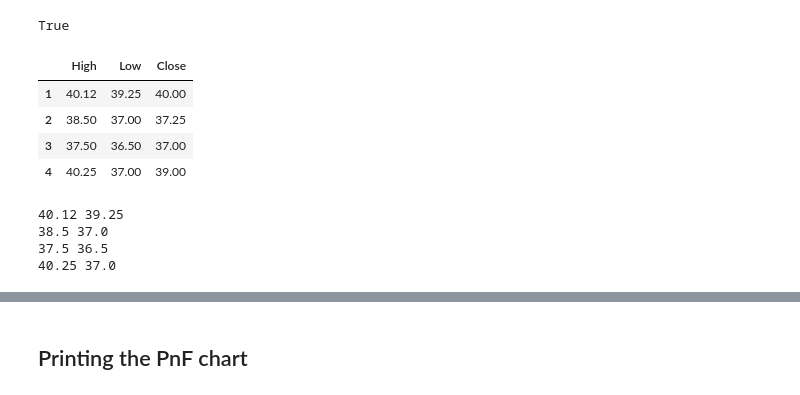
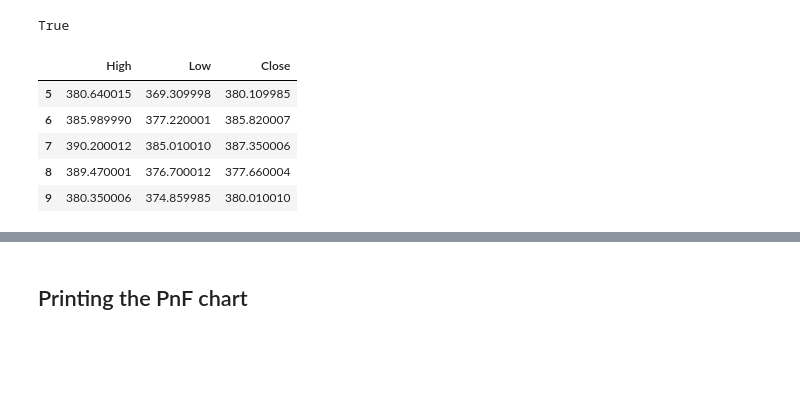
Before and after one commit to stebas101/XOXCharts, a Jupyter notebook: XOX.ipynb, the cells around one changed output, grey strips where cells are left out. Drawn from its saved outputs; the diff is of its cells as text; code cells hidden in the pictures; blank space fills up the shorter version.

```diff
--- a/XOX.ipynb
+++ b/XOX.ipynb
@@ -54,3 +91,8 @@ Scale types:
+# %%
+def generate_scale(start, end, box_size=1, method='standard'):
+    scale = np.arange(start=start, stop=high+box_size, step=box_size)
+
+    return scale
 # %%
 def init_pnf(scale,
              high,
@@ -93,11 +149,25 @@ def update_pnf(scale,
     '''
     updates the chart once the trend status is defined
     returns status and box_range for the day
+
+    Args:
+        scale:
+        high:
+        low:
+        status:
+        reversal_size:
+        box_low:
+        box_high:
+    Returns:
+        status: int (-1,0, or 1)
+        box_range: np.array
     '''
-    box_range = scale[np.logical_and(scale>=box_low, scale<=box_high)] # needed in case we return the current range
+#     box_range = scale[np.logical_and(scale>=box_low, scale<=box_high)] # needed in case we return the current range
+    box_range = generate_column_range(scale, box_low, box_high)
     box_reverse = []
     # new temporary box range with extensions on both sides:
-    box_range_new = scale[np.logical_and(scale>=min(low, box_low), scale<=max(high, box_high))]
+#     box_range_new = scale[np.logical_and(scale>=min(low, box_low), scale<=max(high, box_high))]
+    box_range_new = generate_column_range(scale, min(low, box_low), max(high, box_high))
     box_high_new = box_range_new.max()
     box_low_new = box_range_new.min()
 
@@ -105,9 +175,11 @@ def update_pnf(scale,
         # check for upper extensions, else for reversals
         if box_high_new > box_high:
             box_range = scale[np.logical_and(scale>=box_low, scale<=box_high_new)]
+#             use generate_...()
             # check for reversal
         elif low < box_high:
             box_reverse = scale[np.logical_and(scale>=low, scale<=box_high)][:-1]
+#             use generate_...()
             # research condition
             # change status and new range
 
@@ -154,10 +225,11 @@ def chart_grid(scale, columns):
 
 box_size = 1
 reversal_size = 3
-scale = np.arange(start=32, stop=46, step = box_size)
+scale = generate_scale(start=32, end=44, box_size = box_size)
 
 high = 38.25
 low = 35.75
 close = 37.5
 
 status, box_range = init_pnf(scale, high, low, close, reversal_size)
+print(status, box_range)
@@ -314,9 +373,10 @@ trend_status = np.zeros(len(price_data))
 box_low = np.zeros(len(price_data))
 box_high = np.zeros(len(price_data))
 
-scale = np.arange(32,43)
-box_size = 1
+box_size = 10
 reversal_size = 3
+# scale = generate_scale(start=np.floor(price_data['Low'].min()), end=np.ceil(price_data['High'].max()), box_size=box_size)
+scale = np.arange(260,430, 10)
 
 print(f'Trend status: {trend_status}\nBox Low: {box_low}\nBox High: {box_high}\nScale: {scale}')
 # %% [output]
@@ -354,23 +438,14 @@ True
 # %%
 # Next, we need to process the prices after index:
 start = index + 1
-price_data.loc[start:]
+price_data.loc[start:].head()
 # %% [output]
 |  | High | Low | Close |
-| 1 | 40.12 | 39.25 | 40.00 |
-| 2 | 38.50 | 37.00 | 37.25 |
-| 3 | 37.50 | 36.50 | 37.00 |
-| 4 | 40.25 | 37.00 | 39.00 |
+| 5 | 380.640015 | 369.309998 | 380.109985 |
+| 6 | 385.989990 | 377.220001 | 385.820007 |
+| 7 | 390.200012 | 385.010010 | 387.350006 |
+| 8 | 389.470001 | 376.700012 | 377.660004 |
+| 9 | 380.350006 | 374.859985 | 380.010010 |
-# %%
-for index, row in enumerate(price_data.loc[start:].iterrows()):
-    high = row[1]['High']
-    low = row[1]['Low']
-    print(high, low)
-# %% [output]
-40.12 39.25
-38.5 37.0
-37.5 36.5
-40.25 37.0
 # %%
 # Process the remaining lines in price_data:
 for index, row in enumerate(price_data.loc[start:].iterrows()):
```
Also changed, not shown: parts of 42 cells of this notebook, 5 other files.
